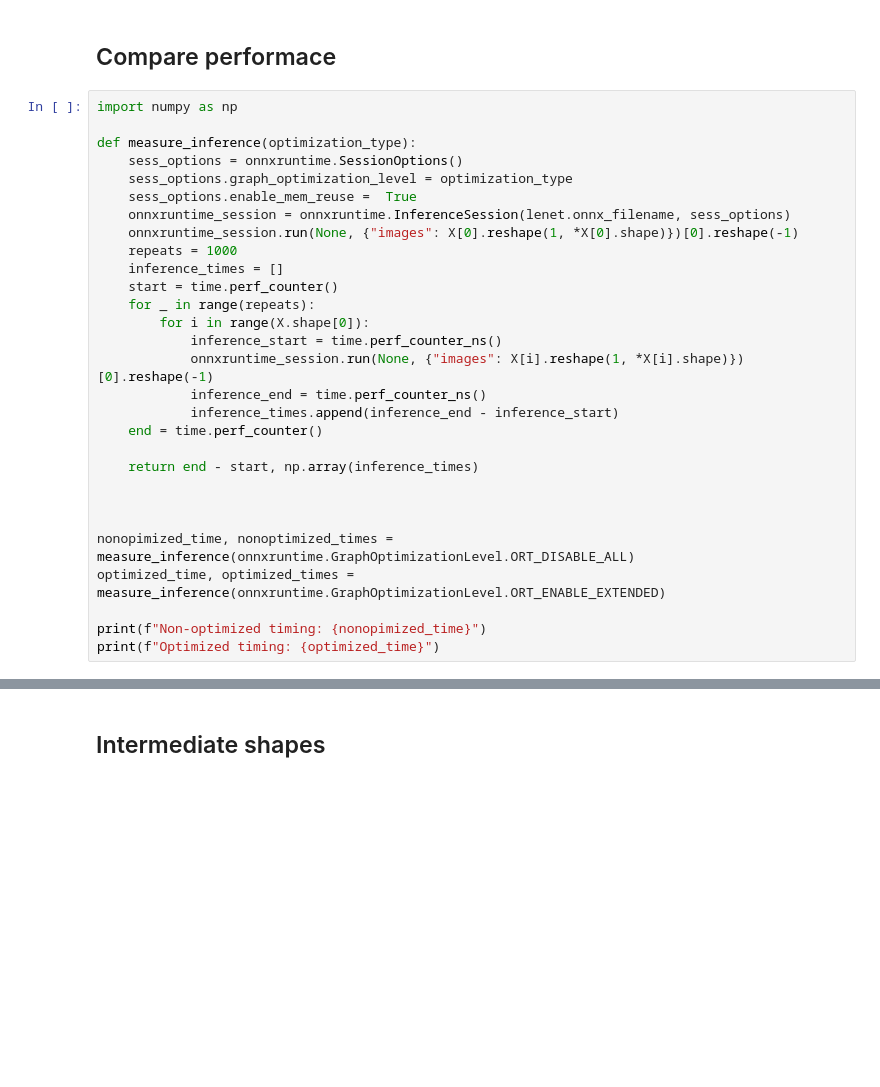
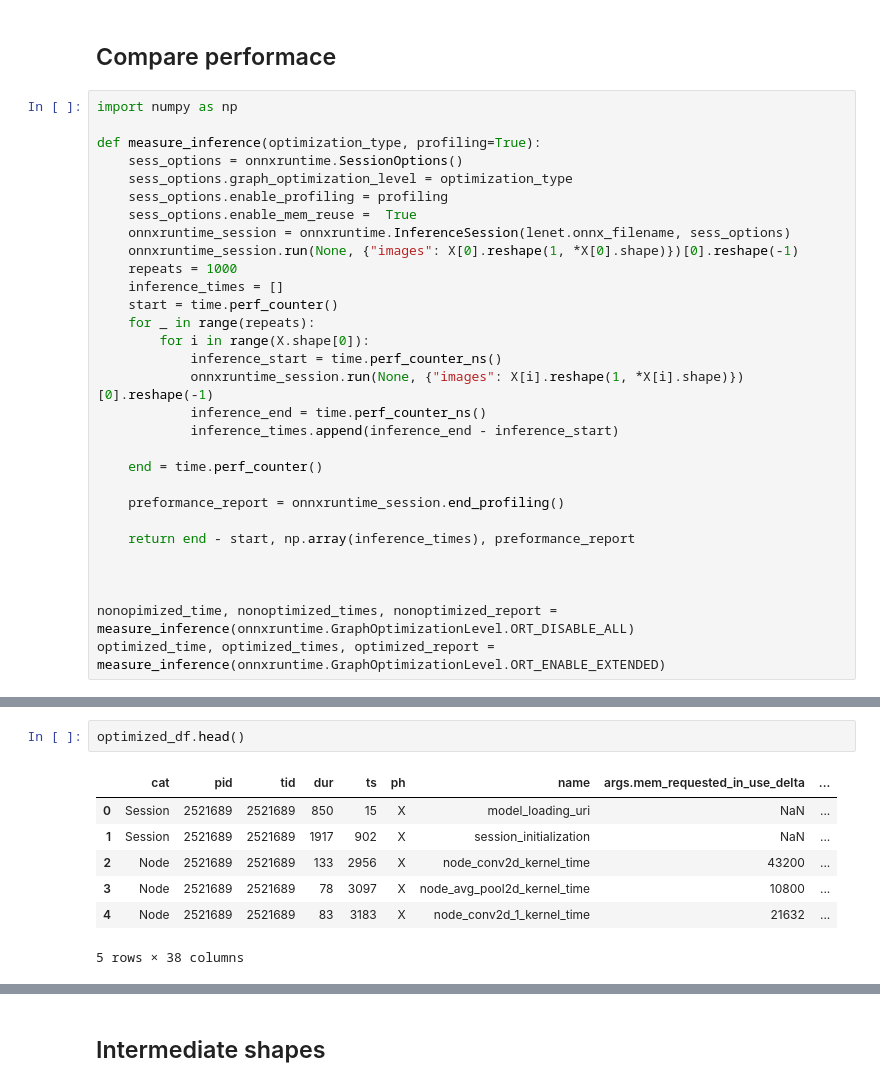
Before and after one commit to arykovanov/embedded-ml-runtime-lab, a Jupyter notebook: model/onnx_details.ipynb, the cells around one changed output, grey strips where cells are left out. Drawn from its saved outputs; the diff is of its cells as text; blank space fills up the shorter version.

```diff
--- a/model/onnx_details.ipynb
+++ b/model/onnx_details.ipynb
@@ -190,9 +190,10 @@ Fused operators combine convolution or matrix multiplication with activation in
 # %%
 import numpy as np
 
-def measure_inference(optimization_type):
+def measure_inference(optimization_type, profiling=True):
     sess_options = onnxruntime.SessionOptions()
     sess_options.graph_optimization_level = optimization_type
+    sess_options.enable_profiling = profiling
     sess_options.enable_mem_reuse =  True
     onnxruntime_session = onnxruntime.InferenceSession(lenet.onnx_filename, sess_options)
     onnxruntime_session.run(None, {"images": X[0].reshape(1, *X[0].shape)})[0].reshape(-1)
@@ -205,14 +206,14 @@ def measure_inference(optimization_type):
             onnxruntime_session.run(None, {"images": X[i].reshape(1, *X[i].shape)})[0].reshape(-1)
             inference_end = time.perf_counter_ns()
             inference_times.append(inference_end - inference_start)
+
     end = time.perf_counter()
 
-    return end - start, np.array(inference_times)
+    preformance_report = onnxruntime_session.end_profiling()
+
+    return end - start, np.array(inference_times), preformance_report
 
 
 
-nonopimized_time, nonoptimized_times = measure_inference(onnxruntime.GraphOptimizationLevel.ORT_DISABLE_ALL)
-optimized_time, optimized_times = measure_inference(onnxruntime.GraphOptimizationLevel.ORT_ENABLE_EXTENDED)
-
-print(f"Non-optimized timing: {nonopimized_time}")
-print(f"Optimized timing: {optimized_time}")
+nonopimized_time, nonoptimized_times, nonoptimized_report = measure_inference(onnxruntime.GraphOptimizationLevel.ORT_DISABLE_ALL)
+optimized_time, optimized_times, optimized_report = measure_inference(onnxruntime.GraphOptimizationLevel.ORT_ENABLE_EXTENDED)
@@ -233,0 +232,10 @@ total=11912401308, min=122707, mean=186131.2704375, std=186131.2704375, median=5
+# %%
+optimized_df.head()
+# %% [output]
+|  | cat | pid | tid | dur | ts | ph | name | args.mem_requested_in_use_delta | ... |
+| 0 | Session | 2521689 | 2521689 | 850 | 15 | X | model_loading_uri | NaN | ... |
+| 1 | Session | 2521689 | 2521689 | 1917 | 902 | X | session_initialization | NaN | ... |
+| 2 | Node | 2521689 | 2521689 | 133 | 2956 | X | node_conv2d_kernel_time | 43200 | ... |
+| 3 | Node | 2521689 | 2521689 | 78 | 3097 | X | node_avg_pool2d_kernel_time | 10800 | ... |
+| 4 | Node | 2521689 | 2521689 | 83 | 3183 | X | node_conv2d_1_kernel_time | 21632 | ... |
+5 rows × 38 columns
```
Also changed, not shown: parts of 16 cells of this notebook, 2 other files.
